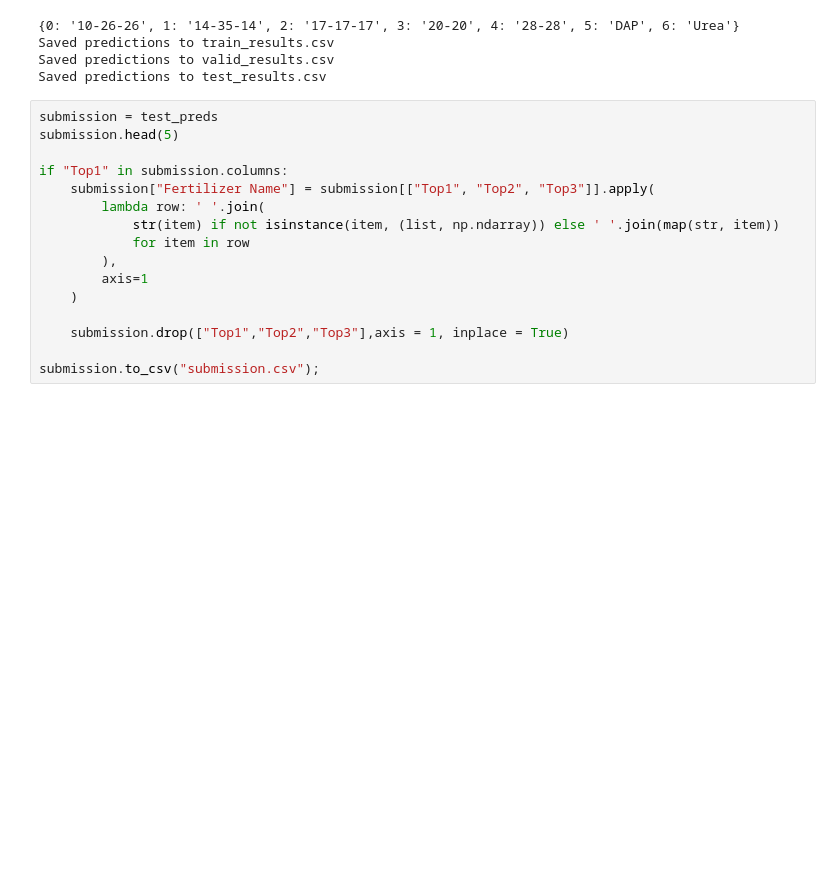
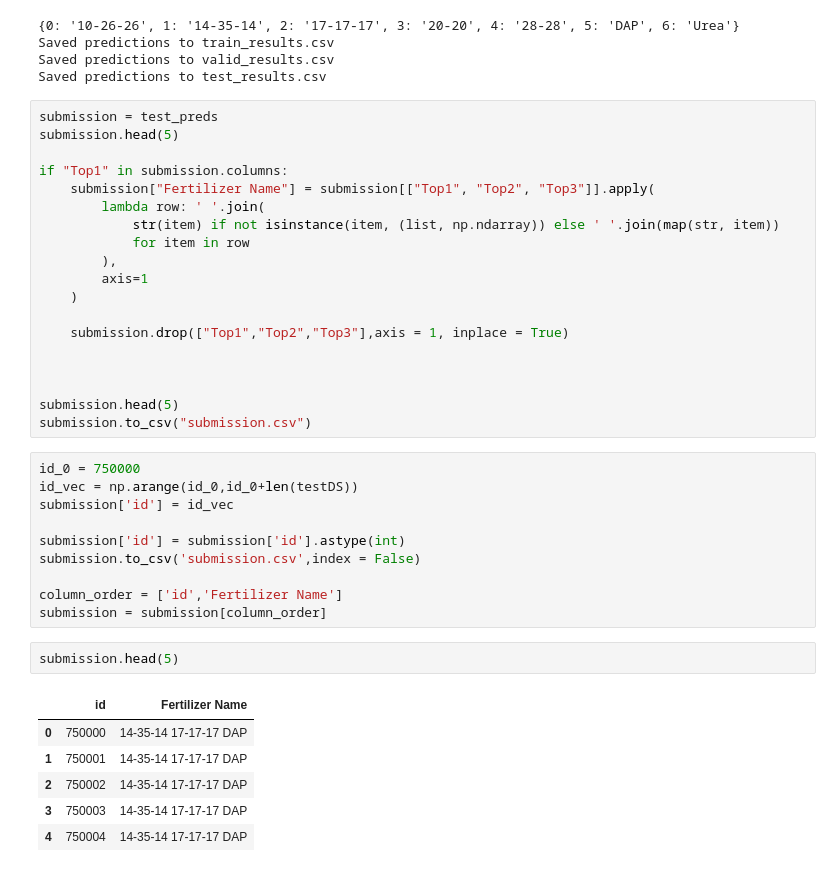
Before and after one commit to FoxtrotUniformCharlieKiloUniform/Airliner-from-scratch, a Jupyter notebook: predicting-fertalizer-nn.ipynb, the cells around one changed output. Drawn from its saved outputs; the diff is of its cells as text; blank space fills up the shorter version.

```diff
--- a/predicting-fertalizer-nn.ipynb
+++ b/predicting-fertalizer-nn.ipynb
@@ -495,4 +495,26 @@ if "Top1" in submission.columns:
 
     submission.drop(["Top1","Top2","Top3"],axis = 1, inplace = True)
 
-submission.to_csv("submission.csv");
+
+
+submission.head(5)
+submission.to_csv("submission.csv")
+# %%
+id_0 = 750000
+id_vec = np.arange(id_0,id_0+len(testDS))
+submission['id'] = id_vec
+
+submission['id'] = submission['id'].astype(int)
+submission.to_csv('submission.csv',index = False)
+
+column_order = ['id','Fertilizer Name']
+submission = submission[column_order]
+# %%
+submission.head(5)
+# %% [output]
+|  | id | Fertilizer Name |
+| 0 | 750000 | 14-35-14 17-17-17 DAP |
+| 1 | 750001 | 14-35-14 17-17-17 DAP |
+| 2 | 750002 | 14-35-14 17-17-17 DAP |
+| 3 | 750003 | 14-35-14 17-17-17 DAP |
+| 4 | 750004 | 14-35-14 17-17-17 DAP |
```
Also changed, not shown: parts of 2 cells of this notebook.
